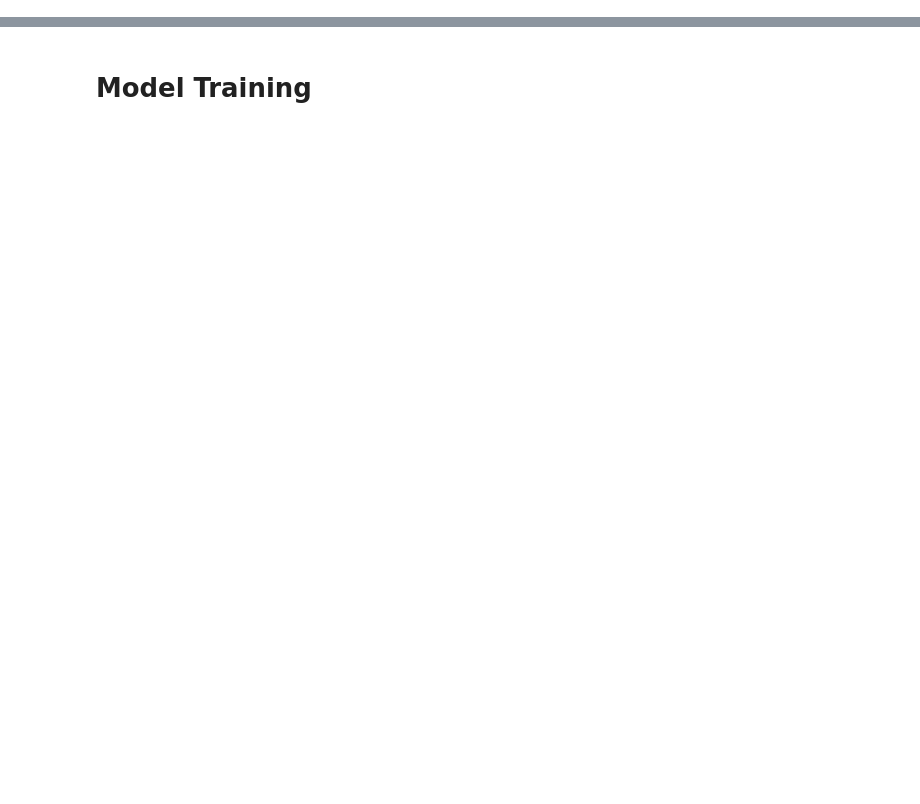
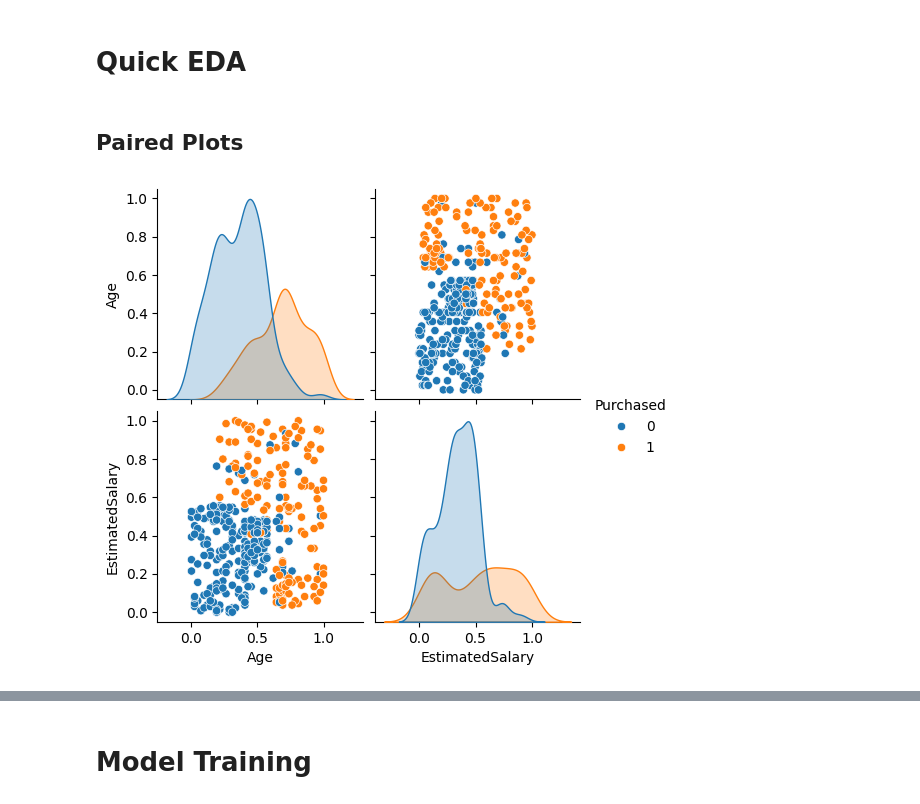
Before and after one commit to KarunyaChavan/TE_SEM_VI, a Jupyter notebook: DSBDA/DSBDA_LA5.ipynb, the cells around one changed output, grey strips where cells are left out. Cells and saved outputs as stored; diff of their text form; code cells hidden in the pictures; blank space fills up the shorter version.

```diff
--- a/DSBDA/DSBDA_LA5.ipynb
+++ b/DSBDA/DSBDA_LA5.ipynb
@@ -87,0 +181,9 @@ X_test = sc.transform(X_test)
+# %% [markdown]
+# Quick EDA
+# %% [markdown]
+## Paired Plots
+# %%
+sns.pairplot(df, hue='Purchased')
+plt.show()
+# %% [output]
+[figure, added]
```
Also changed, not shown: parts of 75 cells of this notebook, 16 other files.
